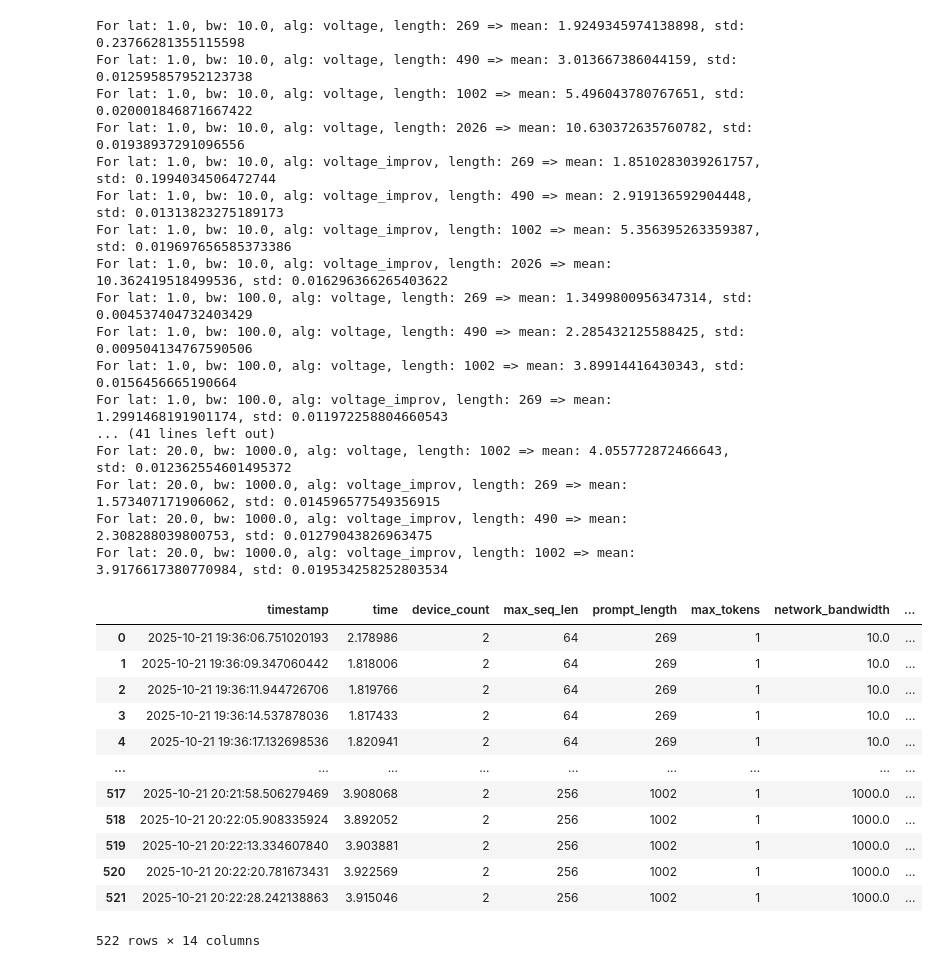
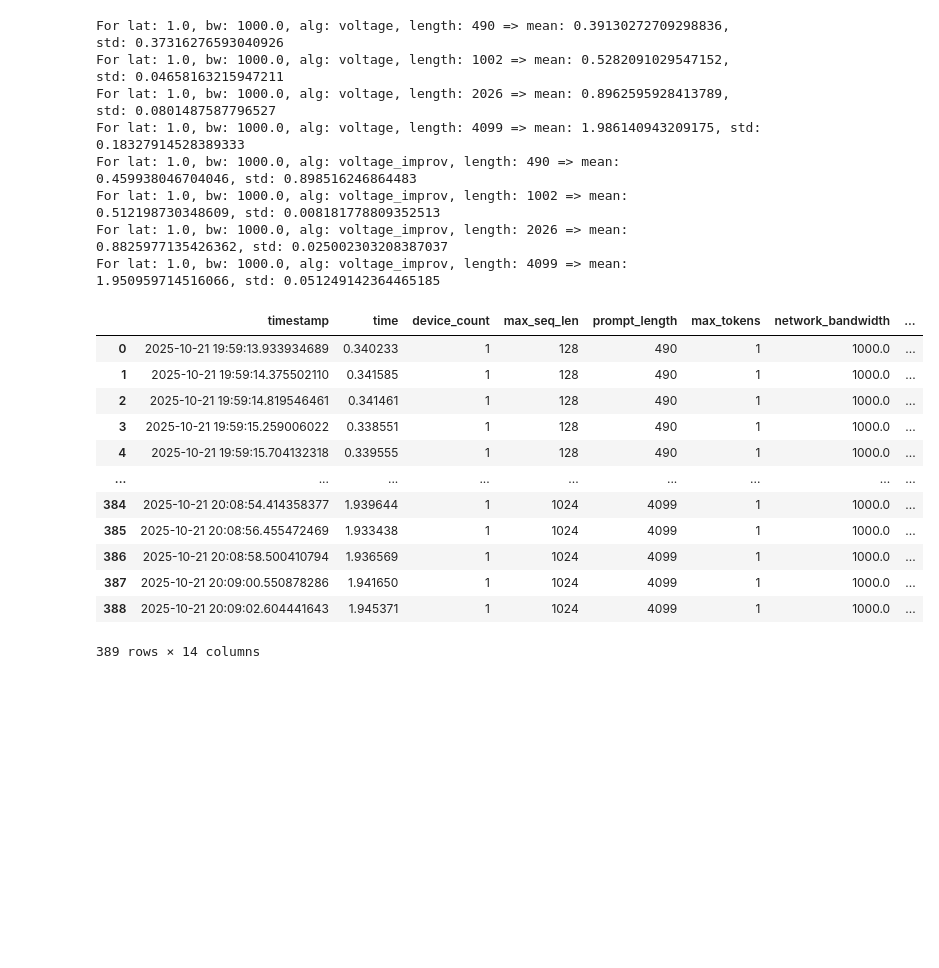
Before and after one commit to Dogacel/Uniference, a Jupyter notebook: notebooks/voltage_analysis.ipynb, the cells around one changed output. Saved outputs shown, nothing was run; the diff lists cells and outputs as text; code cells hidden in the pictures; blank space fills up the shorter version.

Commit message:
use fire for real_voltage benchmark

```diff
--- a/notebooks/voltage_analysis.ipynb
+++ b/notebooks/voltage_analysis.ipynb
@@ -12,65 +12,56 @@ len_col = "prompt_length"
 
 # df_voltage = pd.read_json("../results/orin_voltage_4.json")
 # df_voltage = pd.read_json("../results/voltage_orin_sim_4.json")
-df_voltage = pd.read_json("../results/quest/voltage_cpu_2.json")
+# df_voltage = pd.read_json("../results/quest/voltage_cpu_2.json")
 df_voltage[alg_col] = "voltage"
 
 # df_voltage_improv = pd.read_json("../results/orin_voltage_improv_4.json")
 # df_voltage_improv = pd.read_json("../results/voltage_improv_orin_sim_4.json")
-df_voltage_improv = pd.read_json("../results/quest/voltage_improv_cpu_2.json")
+# df_voltage_improv = pd.read_json("../results/quest/voltage_improv_cpu_2.json")
 df_voltage_improv[alg_col] = "voltage_improv"
 
 df = pd.concat([df_voltage, df_voltage_improv], ignore_index=True)
 
 df[bw_col] = df[bw_col].apply(lambda x: x * 1e-6)  # convert to Mbps
 df[lat_col] = df[lat_col].apply(lambda x: x * 1e3)  # convert to ms
 
 # Clean data that has warmup effects
 # Find the mean std for each lat_col, bw_col and exclude all entries that are outside 2 stds
 def clean_warmup_effects(df):
     clean_dfs = []
     for (lat, bw, alg, length), group in df.groupby([lat_col, bw_col, alg_col, len_col]):
         time_mean = group[time_col].mean()
         time_std = group[time_col].std()
         print(f"For lat: {lat}, bw: {bw}, alg: {alg}, length: {length} => mean: {time_mean}, std: {time_std}")
         clean_group = group[(group[time_col] >= time_mean - 2 * time_std) & (group[time_col] <= time_mean + 2 * time_std)]
         clean_dfs.append(clean_group)
     return pd.concat(clean_dfs, ignore_index=True)
 
 df = clean_warmup_effects(df)
 
 df
 # %% [output]
-For lat: 1.0, bw: 10.0, alg: voltage, length: 269 => mean: 1.9249345974138898, std: 0.23766281355115598
-For lat: 1.0, bw: 10.0, alg: voltage, length: 490 => mean: 3.013667386044159, std: 0.012595857952123738
-For lat: 1.0, bw: 10.0, alg: voltage, length: 1002 => mean: 5.496043780767651, std: 0.020001846871667422
-For lat: 1.0, bw: 10.0, alg: voltage, length: 2026 => mean: 10.630372635760782, std: 0.01938937291096556
-For lat: 1.0, bw: 10.0, alg: voltage_improv, length: 269 => mean: 1.8510283039261757, std: 0.1994034506472744
-For lat: 1.0, bw: 10.0, alg: voltage_improv, length: 490 => mean: 2.919136592904448, std: 0.01313823275189173
-For lat: 1.0, bw: 10.0, alg: voltage_improv, length: 1002 => mean: 5.356395263359387, std: 0.019697656585373386
-For lat: 1.0, bw: 10.0, alg: voltage_improv, length: 2026 => mean: 10.362419518499536, std: 0.016296366265403622
-For lat: 1.0, bw: 100.0, alg: voltage, length: 269 => mean: 1.3499800956347314, std: 0.004537404732403429
-For lat: 1.0, bw: 100.0, alg: voltage, length: 490 => mean: 2.285432125588425, std: 0.009504134767590506
-For lat: 1.0, bw: 100.0, alg: voltage, length: 1002 => mean: 3.89914416430343, std: 0.0156456665190664
-For lat: 1.0, bw: 100.0, alg: voltage_improv, length: 269 => mean: 1.2991468191901174, std: 0.011972258804660543
-... (41 lines left out)
-For lat: 20.0, bw: 1000.0, alg: voltage, length: 1002 => mean: 4.055772872466643, std: 0.012362554601495372
-For lat: 20.0, bw: 1000.0, alg: voltage_improv, length: 269 => mean: 1.573407171906062, std: 0.014596577549356915
-For lat: 20.0, bw: 1000.0, alg: voltage_improv, length: 490 => mean: 2.308288039800753, std: 0.01279043826963475
-For lat: 20.0, bw: 1000.0, alg: voltage_improv, length: 1002 => mean: 3.9176617380770984, std: 0.019534258252803534
+For lat: 1.0, bw: 1000.0, alg: voltage, length: 490 => mean: 0.39130272709298836, std: 0.37316276593040926
+For lat: 1.0, bw: 1000.0, alg: voltage, length: 1002 => mean: 0.5282091029547152, std: 0.04658163215947211
+For lat: 1.0, bw: 1000.0, alg: voltage, length: 2026 => mean: 0.8962595928413789, std: 0.0801487587796527
+For lat: 1.0, bw: 1000.0, alg: voltage, length: 4099 => mean: 1.986140943209175, std: 0.18327914528389333
+For lat: 1.0, bw: 1000.0, alg: voltage_improv, length: 490 => mean: 0.459938046704046, std: 0.898516246864483
+For lat: 1.0, bw: 1000.0, alg: voltage_improv, length: 1002 => mean: 0.512198730348609, std: 0.008181778809352513
+For lat: 1.0, bw: 1000.0, alg: voltage_improv, length: 2026 => mean: 0.8825977135426362, std: 0.025002303208387037
+For lat: 1.0, bw: 1000.0, alg: voltage_improv, length: 4099 => mean: 1.950959714516066, std: 0.051249142364465185
 |  | timestamp | time | device_count | max_seq_len | prompt_length | max_tokens | network_bandwidth | ... |
-| 0 | 2025-10-21 19:36:06.751020193 | 2.178986 | 2 | 64 | 269 | 1 | 10.0 | ... |
-| 1 | 2025-10-21 19:36:09.347060442 | 1.818006 | 2 | 64 | 269 | 1 | 10.0 | ... |
-| 2 | 2025-10-21 19:36:11.944726706 | 1.819766 | 2 | 64 | 269 | 1 | 10.0 | ... |
-| 3 | 2025-10-21 19:36:14.537878036 | 1.817433 | 2 | 64 | 269 | 1 | 10.0 | ... |
-| 4 | 2025-10-21 19:36:17.132698536 | 1.820941 | 2 | 64 | 269 | 1 | 10.0 | ... |
+| 0 | 2025-10-21 19:59:13.933934689 | 0.340233 | 1 | 128 | 490 | 1 | 1000.0 | ... |
+| 1 | 2025-10-21 19:59:14.375502110 | 0.341585 | 1 | 128 | 490 | 1 | 1000.0 | ... |
+| 2 | 2025-10-21 19:59:14.819546461 | 0.341461 | 1 | 128 | 490 | 1 | 1000.0 | ... |
+| 3 | 2025-10-21 19:59:15.259006022 | 0.338551 | 1 | 128 | 490 | 1 | 1000.0 | ... |
+| 4 | 2025-10-21 19:59:15.704132318 | 0.339555 | 1 | 128 | 490 | 1 | 1000.0 | ... |
 | ... | ... | ... | ... | ... | ... | ... | ... | ... |
-| 517 | 2025-10-21 20:21:58.506279469 | 3.908068 | 2 | 256 | 1002 | 1 | 1000.0 | ... |
-| 518 | 2025-10-21 20:22:05.908335924 | 3.892052 | 2 | 256 | 1002 | 1 | 1000.0 | ... |
-| 519 | 2025-10-21 20:22:13.334607840 | 3.903881 | 2 | 256 | 1002 | 1 | 1000.0 | ... |
-| 520 | 2025-10-21 20:22:20.781673431 | 3.922569 | 2 | 256 | 1002 | 1 | 1000.0 | ... |
-| 521 | 2025-10-21 20:22:28.242138863 | 3.915046 | 2 | 256 | 1002 | 1 | 1000.0 | ... |
+| 384 | 2025-10-21 20:08:54.414358377 | 1.939644 | 1 | 1024 | 4099 | 1 | 1000.0 | ... |
+| 385 | 2025-10-21 20:08:56.455472469 | 1.933438 | 1 | 1024 | 4099 | 1 | 1000.0 | ... |
+| 386 | 2025-10-21 20:08:58.500410794 | 1.936569 | 1 | 1024 | 4099 | 1 | 1000.0 | ... |
+| 387 | 2025-10-21 20:09:00.550878286 | 1.941650 | 1 | 1024 | 4099 | 1 | 1000.0 | ... |
+| 388 | 2025-10-21 20:09:02.604441643 | 1.945371 | 1 | 1024 | 4099 | 1 | 1000.0 | ... |
-522 rows × 14 columns
+389 rows × 14 columns
 # %%
 import seaborn as sns
 
```
Also changed, not shown: parts of 2 cells of this notebook, 1 other file.
